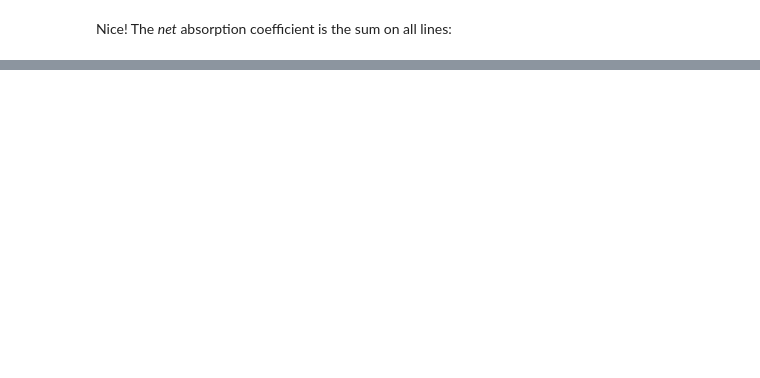
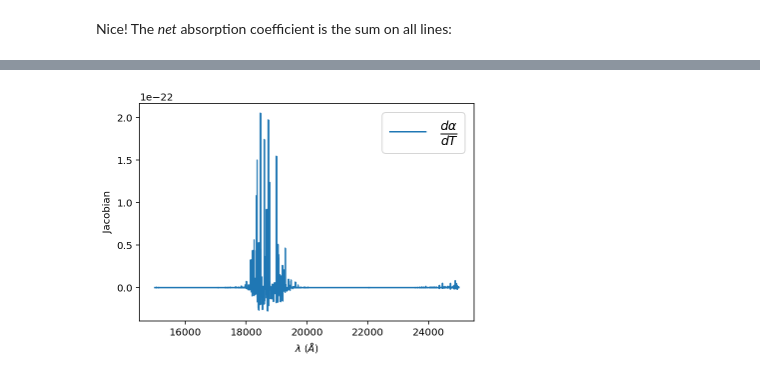
Before and after one commit to BrownDwarf/fiatlux, a Jupyter notebook: notebooks/01_jax_with_GPUs_for_HITRAN_linelists.ipynb, the cells around one changed output, grey strips where cells are left out. Saved outputs shown, nothing was run; the diff lists cells and outputs as text; code cells hidden in the pictures; blank space fills up the shorter version.

```diff
--- a/notebooks/01_jax_with_GPUs_for_HITRAN_linelists.ipynb
+++ b/notebooks/01_jax_with_GPUs_for_HITRAN_linelists.ipynb
@@ -149,0 +155,13 @@ Table type: column-fixed
+# %%
+@jit
+def abs_coeff_of_T(T):
+    '''Return the absorption coefficient as a function of T'''
+
+    gammas = vmap(gamma_of_p_and_T, in_axes=(None, None, None, 0, 0, 0)\
+                                )(1.0, T,0.001, n_air, gamma_air, gamma_self)
+
+    return vmap(lorentz_profile, in_axes=(None, None, 0, 0,0, 0))(nus, 1.0,
+                                     nu_lines, gammas, delta_air, S_ij).sum(axis=0)
+# %%
+%%time
+abs_temp_jacobian = jacfwd(abs_coeff_of_T)(296.0)
@@ -149,0 +171,7 @@ Table type: column-fixed
+# %%
+plt.plot(wls, abs_temp_jacobian, label=r'$\frac{d \alpha}{dT}$')
+plt.legend(fontsize=18)
+plt.ylabel('Jacobian')
+plt.xlabel('$\lambda \;(\AA)$');
+# %% [output]
+[figure, added]
```
Also changed, not shown: parts of 37 cells of this notebook.
